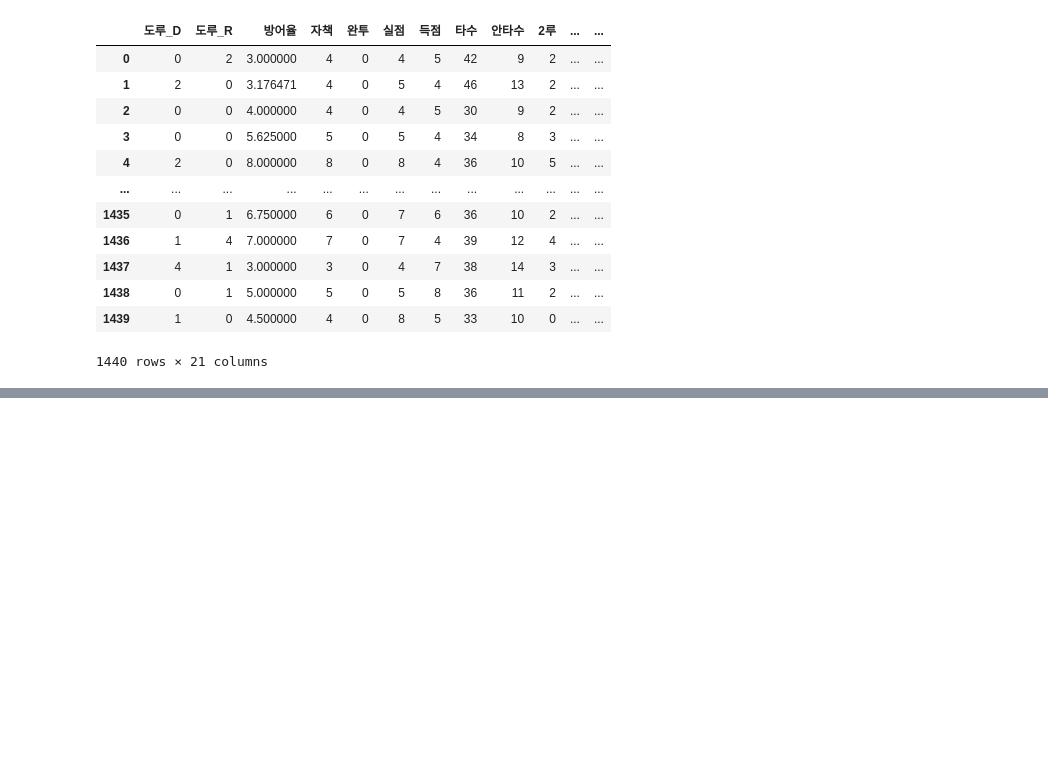
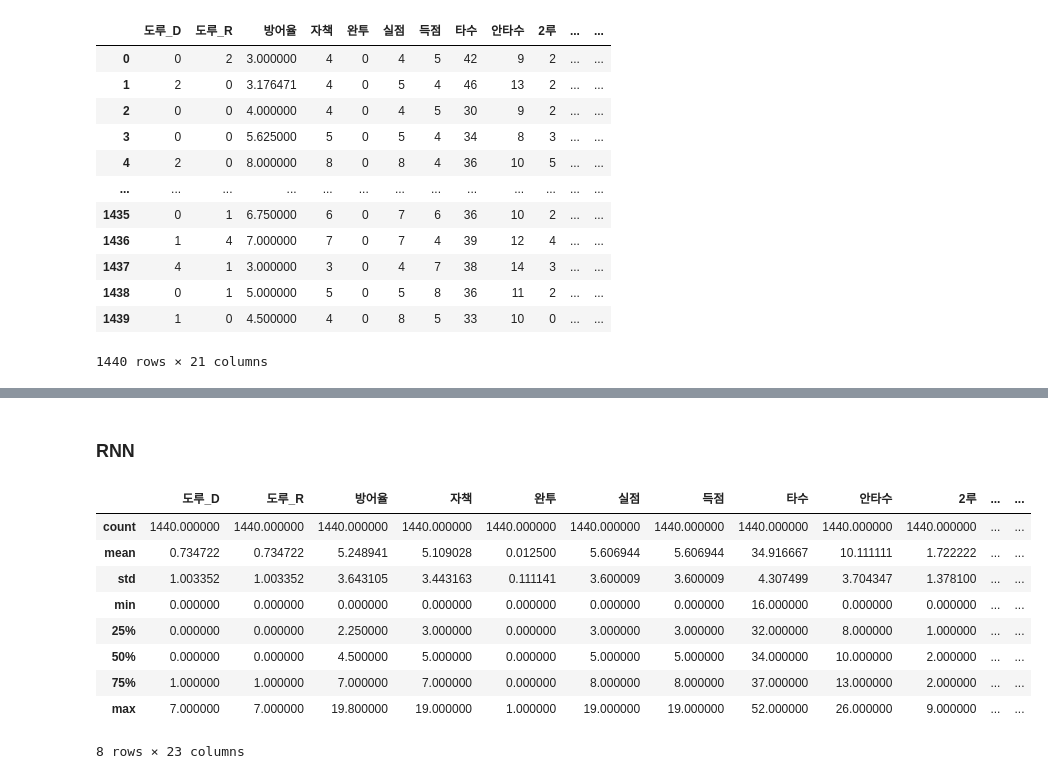
Before and after one commit to Hoesung-Jung/2020_BigContest, a Jupyter notebook: personal directory/cyclone989/Programming/RNN_20200825.ipynb, the cells around one changed output, grey strips where cells are left out. Cells and saved outputs as stored; diff of their text form; code cells hidden in the pictures; blank space fills up the shorter version.

```diff
--- a/personal directory/cyclone989/Programming/RNN_20200825.ipynb
+++ b/personal directory/cyclone989/Programming/RNN_20200825.ipynb
@@ -24,7 +26,7 @@ hit_2016 = pd.read_csv("../datasets/2020빅콘테스트_스포츠투아이_제
 # %%
 INN = pit_2016['INN2'] / 3
 자책= pit_2016['ER']
-방어율 = (ER * 9) / INN
+방어율 = (자책 * 9) / INN
 # %%
 방어율
 # %% [output]
@@ -134,0 +141,8 @@ Y = np_utils.to_categorical(Y)
+# %%
+사구 = hit_2016['HP']
+희생플라이 = hit_2016['SF']
+OBP = (안타수 + 볼넷 + 사구) / (타수 + 볼넷 + 사구 + 희생플라이)
+
+SLG = (안타수 + 장타2 + 장타3 * 2 + 홈런 * 3) / 타수
+
+OPS = OBP + SLG
@@ -134,0 +164,3 @@ Y = np_utils.to_categorical(Y)
+# %%
+IP = (이닝당아웃수 / 3)
+WHIP = (안타허용 + 볼넷허용) / IP
@@ -134,0 +182,3 @@ Y = np_utils.to_categorical(Y)
+# %%
+df_full['OPS'] = OPS
+df_full['WHIP'] = WHIP
@@ -134,0 +202,15 @@ Y = np_utils.to_categorical(Y)
+# %% [markdown]
+### RNN
+# %%
+df_full.describe()
+# %% [output]
+|  | 도루_D | 도루_R | 방어율 | 자책 | 완투 | 실점 | 득점 | 타수 | 안타수 | 2루 | ... | ... |
+| count | 1440.000000 | 1440.000000 | 1440.000000 | 1440.000000 | 1440.000000 | 1440.000000 | 1440.000000 | 1440.000000 | 1440.000000 | 1440.000000 | ... | ... |
+| mean | 0.734722 | 0.734722 | 5.248941 | 5.109028 | 0.012500 | 5.606944 | 5.606944 | 34.916667 | 10.111111 | 1.722222 | ... | ... |
+| std | 1.003352 | 1.003352 | 3.643105 | 3.443163 | 0.111141 | 3.600009 | 3.600009 | 4.307499 | 3.704347 | 1.378100 | ... | ... |
+| min | 0.000000 | 0.000000 | 0.000000 | 0.000000 | 0.000000 | 0.000000 | 0.000000 | 16.000000 | 0.000000 | 0.000000 | ... | ... |
+| 25% | 0.000000 | 0.000000 | 2.250000 | 3.000000 | 0.000000 | 3.000000 | 3.000000 | 32.000000 | 8.000000 | 1.000000 | ... | ... |
+| 50% | 0.000000 | 0.000000 | 4.500000 | 5.000000 | 0.000000 | 5.000000 | 5.000000 | 34.000000 | 10.000000 | 2.000000 | ... | ... |
+| 75% | 1.000000 | 1.000000 | 7.000000 | 7.000000 | 0.000000 | 8.000000 | 8.000000 | 37.000000 | 13.000000 | 2.000000 | ... | ... |
+| max | 7.000000 | 7.000000 | 19.800000 | 19.000000 | 1.000000 | 19.000000 | 19.000000 | 52.000000 | 26.000000 | 9.000000 | ... | ... |
+8 rows × 23 columns
```
Also changed, not shown: parts of 43 cells of this notebook, 3 other files.
